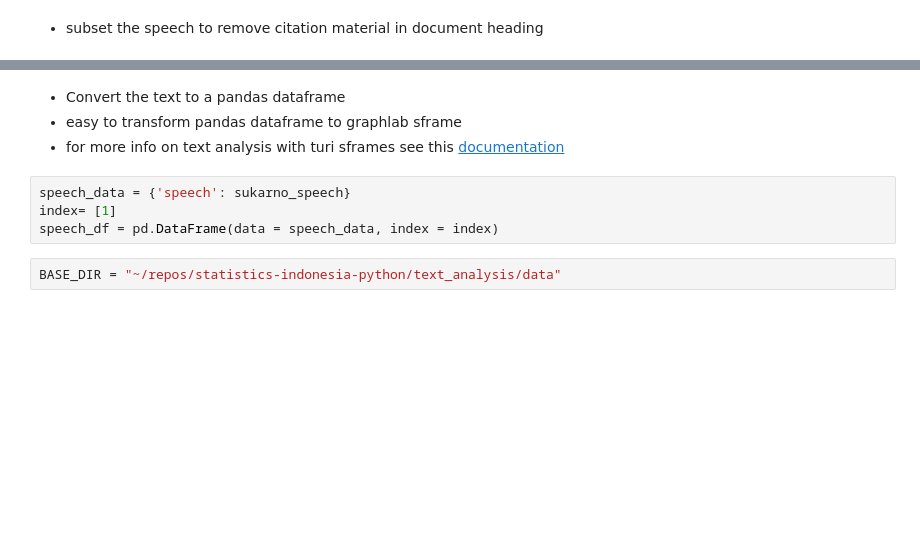
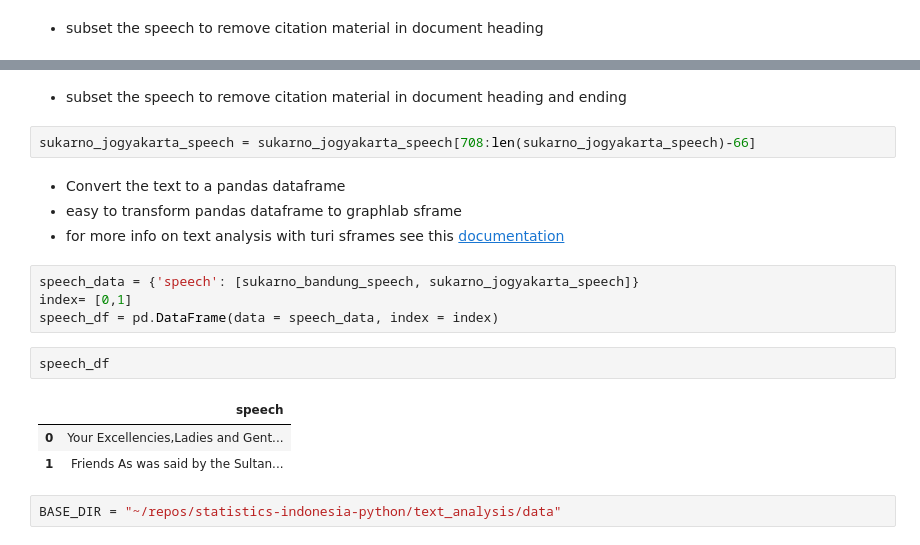
Before and after one commit to kpolimis/statistics-indonesia-python, a Jupyter notebook: notebooks/sukarno_speech_analysis.ipynb, the cells around one changed output, grey strips where cells are left out. Saved outputs shown, nothing was run; the diff lists cells and outputs as text; blank space fills up the shorter version.

```diff
--- a/notebooks/sukarno_speech_analysis.ipynb
+++ b/notebooks/sukarno_speech_analysis.ipynb
@@ -29,11 +51,21 @@ sukarno_speech[0:829]
+# %% [markdown]
+* subset the speech to remove citation material in document heading and ending
+# %%
+sukarno_jogyakarta_speech = sukarno_jogyakarta_speech[708:len(sukarno_jogyakarta_speech)-66]
 # %% [markdown]
 * Convert the text to a pandas dataframe
 * easy to transform pandas dataframe to graphlab sframe
 * for more info on text analysis with turi sframes see this [documentation](https://turi.com/learn/userguide/text/intro.html)
 # %%
-speech_data = {'speech': sukarno_speech}
-index= [1]
+speech_data = {'speech': [sukarno_bandung_speech, sukarno_jogyakarta_speech]}
+index= [0,1]
 speech_df = pd.DataFrame(data = speech_data, index = index)
+# %%
+speech_df
+# %% [output]
+|  | speech |
+| 0 | Your Excellencies,Ladies and Gent... |
+| 1 | Friends As was said by the Sultan... |
 # %%
 BASE_DIR = "~/repos/statistics-indonesia-python/text_analysis/data"
 # %% [markdown]
```
Also changed, not shown: parts of 22 cells of this notebook, 11 other files.
